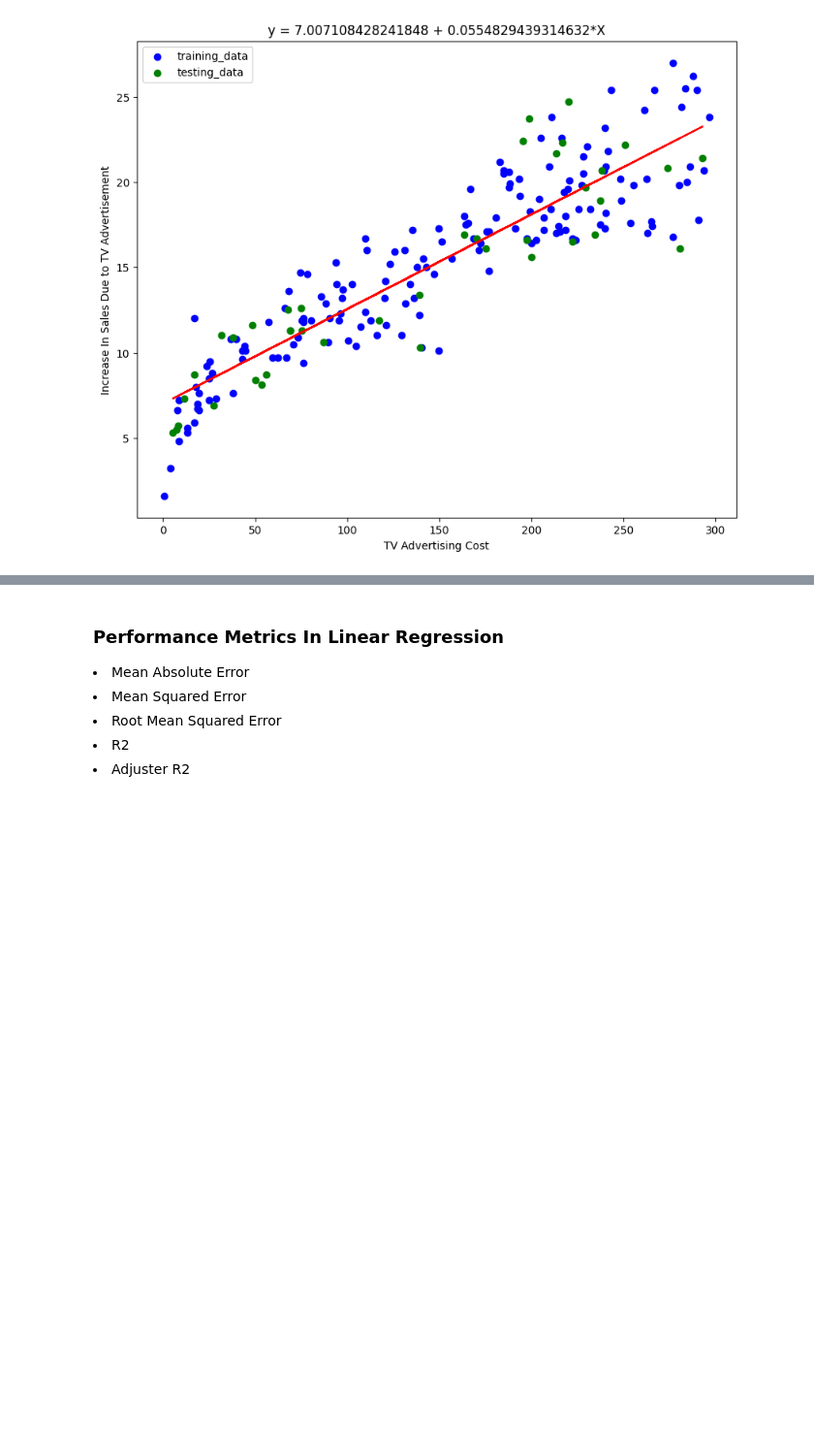
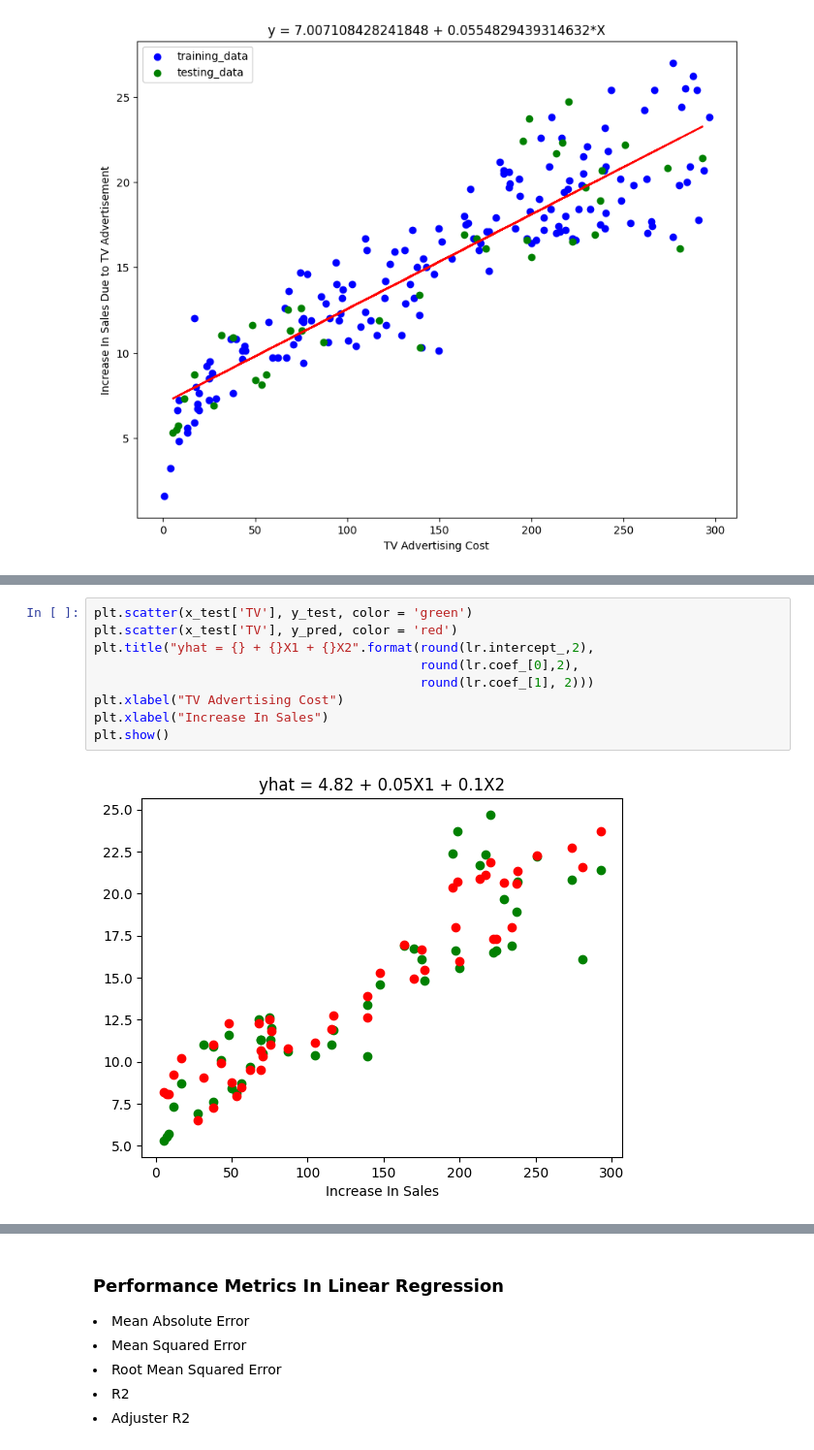
Before and after one commit to prabhat-123/Python_For_Data_Science, a Jupyter notebook: Linear_Regression.ipynb, the cells around one changed output, grey strips where cells are left out. Shown: that part at 97% size. Saved outputs shown, nothing was run; the diff lists cells and outputs as text; blank space fills up the shorter version.

```diff
--- a/Linear_Regression.ipynb
+++ b/Linear_Regression.ipynb
@@ -179,0 +328,11 @@ y = B0 + B1x1 + B2x2 + ... + Bnxn
+# %%
+plt.scatter(x_test['TV'], y_test, color = 'green')
+plt.scatter(x_test['TV'], y_pred, color = 'red')
+plt.title("yhat = {} + {}X1 + {}X2".format(round(lr.intercept_,2),
+                                           round(lr.coef_[0],2),
+                                           round(lr.coef_[1], 2)))
+plt.xlabel("TV Advertising Cost")
+plt.xlabel("Increase In Sales")
+plt.show()
+# %% [output]
+[figure, added]
```
Also changed, not shown: parts of 40 cells of this notebook.
